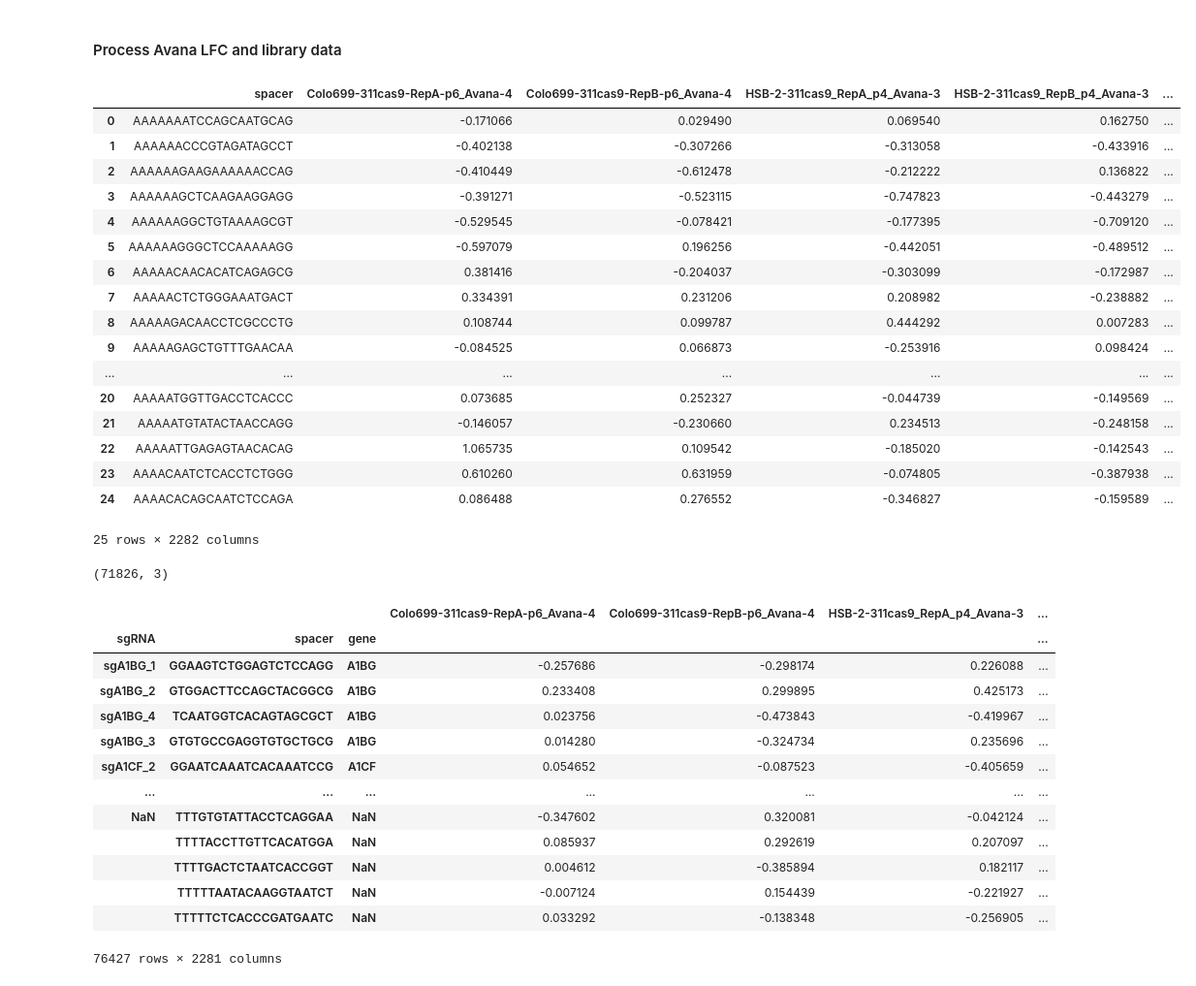
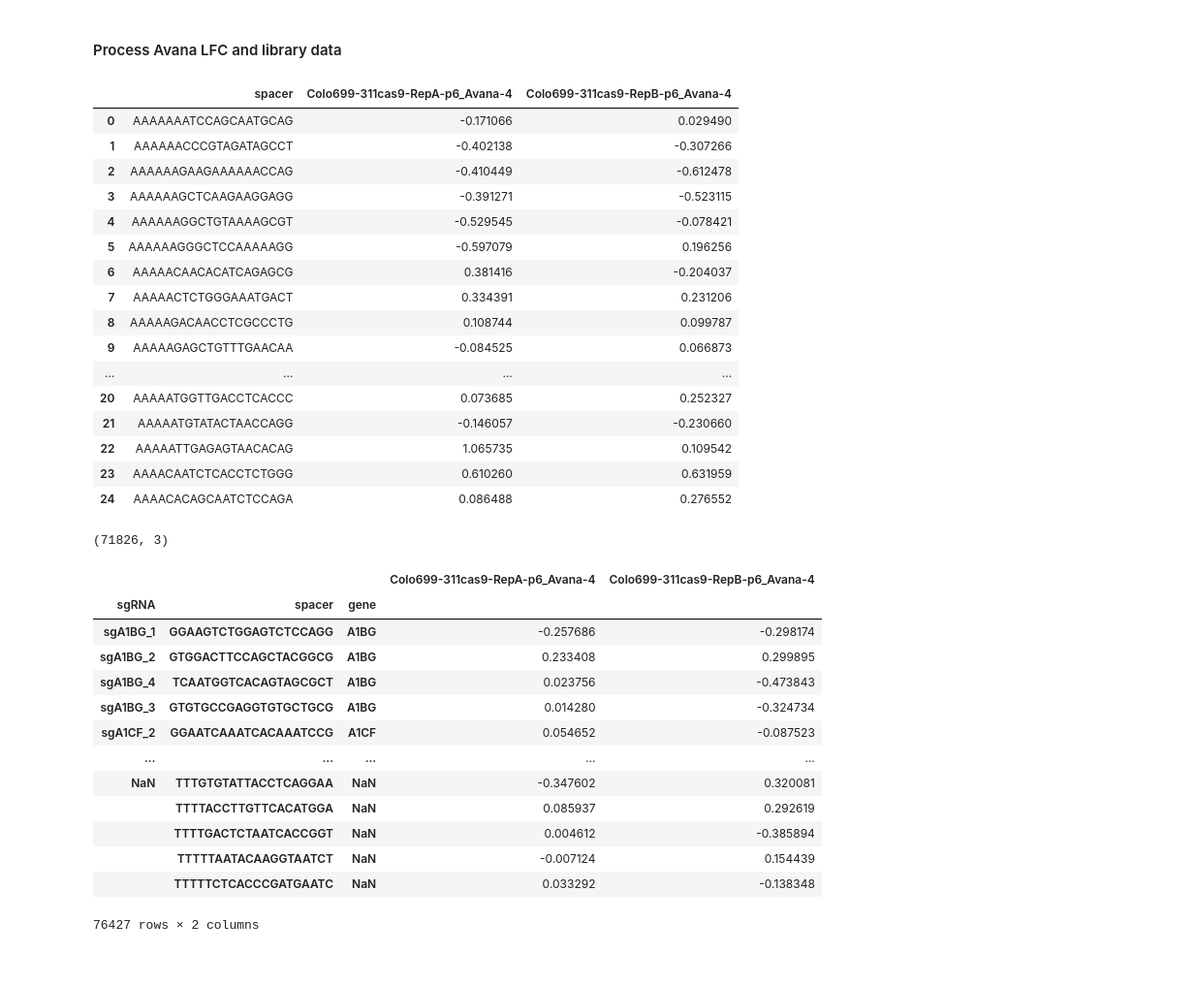
Before and after one commit to stefanusbernard/CRISPR-KO-library-survey, a Jupyter notebook: scripts/03_02_normalize_avana_lfc.ipynb, the cells around one changed output. Shown: that part at 97% size. Cells and saved outputs as stored; diff of their text form; code cells hidden in the pictures.

```diff
--- a/scripts/03_02_normalize_avana_lfc.ipynb
+++ b/scripts/03_02_normalize_avana_lfc.ipynb
@@ -13,26 +13,28 @@ from _03_01_function_to_normalize_sgrna_lfc import *
 # %%
 lfc_data = pd.read_csv("../data/sgrna_lfc_data/avana_data/AvanaLogfoldChange_25Q2.csv")
 lfc_data = lfc_data.rename(columns={lfc_data.columns[0]: 'spacer'})
+
+# select specific columns
+lfc_data = lfc_data.iloc[:, :3]
 lfc_data.head(25)
 # %% [output]
-|  | spacer | Colo699-311cas9-RepA-p6_Avana-4 | Colo699-311cas9-RepB-p6_Avana-4 | HSB-2-311cas9_RepA_p4_Avana-3 | HSB-2-311cas9_RepB_p4_Avana-3 | ... |
-| 0 | AAAAAAATCCAGCAATGCAG | -0.171066 | 0.029490 | 0.069540 | 0.162750 | ... |
-| 1 | AAAAAACCCGTAGATAGCCT | -0.402138 | -0.307266 | -0.313058 | -0.433916 | ... |
-| 2 | AAAAAAGAAGAAAAAACCAG | -0.410449 | -0.612478 | -0.212222 | 0.136822 | ... |
-| 3 | AAAAAAGCTCAAGAAGGAGG | -0.391271 | -0.523115 | -0.747823 | -0.443279 | ... |
-| 4 | AAAAAAGGCTGTAAAAGCGT | -0.529545 | -0.078421 | -0.177395 | -0.709120 | ... |
-| 5 | AAAAAAGGGCTCCAAAAAGG | -0.597079 | 0.196256 | -0.442051 | -0.489512 | ... |
-| 6 | AAAAACAACACATCAGAGCG | 0.381416 | -0.204037 | -0.303099 | -0.172987 | ... |
-| 7 | AAAAACTCTGGGAAATGACT | 0.334391 | 0.231206 | 0.208982 | -0.238882 | ... |
-| 8 | AAAAAGACAACCTCGCCCTG | 0.108744 | 0.099787 | 0.444292 | 0.007283 | ... |
-| 9 | AAAAAGAGCTGTTTGAACAA | -0.084525 | 0.066873 | -0.253916 | 0.098424 | ... |
-| ... | ... | ... | ... | ... | ... | ... |
-| 20 | AAAAATGGTTGACCTCACCC | 0.073685 | 0.252327 | -0.044739 | -0.149569 | ... |
-| 21 | AAAAATGTATACTAACCAGG | -0.146057 | -0.230660 | 0.234513 | -0.248158 | ... |
-| 22 | AAAAATTGAGAGTAACACAG | 1.065735 | 0.109542 | -0.185020 | -0.142543 | ... |
-| 23 | AAAACAATCTCACCTCTGGG | 0.610260 | 0.631959 | -0.074805 | -0.387938 | ... |
-| 24 | AAAACACAGCAATCTCCAGA | 0.086488 | 0.276552 | -0.346827 | -0.159589 | ... |
+|  | spacer | Colo699-311cas9-RepA-p6_Avana-4 | Colo699-311cas9-RepB-p6_Avana-4 |
+| 0 | AAAAAAATCCAGCAATGCAG | -0.171066 | 0.029490 |
+| 1 | AAAAAACCCGTAGATAGCCT | -0.402138 | -0.307266 |
+| 2 | AAAAAAGAAGAAAAAACCAG | -0.410449 | -0.612478 |
+| 3 | AAAAAAGCTCAAGAAGGAGG | -0.391271 | -0.523115 |
+| 4 | AAAAAAGGCTGTAAAAGCGT | -0.529545 | -0.078421 |
+| 5 | AAAAAAGGGCTCCAAAAAGG | -0.597079 | 0.196256 |
+| 6 | AAAAACAACACATCAGAGCG | 0.381416 | -0.204037 |
+| 7 | AAAAACTCTGGGAAATGACT | 0.334391 | 0.231206 |
+| 8 | AAAAAGACAACCTCGCCCTG | 0.108744 | 0.099787 |
+| 9 | AAAAAGAGCTGTTTGAACAA | -0.084525 | 0.066873 |
+| ... | ... | ... | ... |
+| 20 | AAAAATGGTTGACCTCACCC | 0.073685 | 0.252327 |
+| 21 | AAAAATGTATACTAACCAGG | -0.146057 | -0.230660 |
+| 22 | AAAAATTGAGAGTAACACAG | 1.065735 | 0.109542 |
+| 23 | AAAACAATCTCACCTCTGGG | 0.610260 | 0.631959 |
+| 24 | AAAACACAGCAATCTCCAGA | 0.086488 | 0.276552 |
-25 rows × 2282 columns
 # %%
 library_data = pd.read_csv("../data/library_data/avana_library.tsv", sep ="\t", header = None)
 library_data.columns = ['sgRNA', 'spacer', 'gene']
@@ -43,20 +45,20 @@ library_data.shape
 lfc = pd.merge(lfc_data, library_data, how="left", on="spacer").set_index(['sgRNA', 'spacer', 'gene']).sort_values(by="gene")
 lfc
 # %% [output]
-|  |  |  | Colo699-311cas9-RepA-p6_Avana-4 | Colo699-311cas9-RepB-p6_Avana-4 | HSB-2-311cas9_RepA_p4_Avana-3 | ... |
-| sgRNA | spacer | gene |  |  |  | ... |
-| sgA1BG_1 | GGAAGTCTGGAGTCTCCAGG | A1BG | -0.257686 | -0.298174 | 0.226088 | ... |
-| sgA1BG_2 | GTGGACTTCCAGCTACGGCG | A1BG | 0.233408 | 0.299895 | 0.425173 | ... |
-| sgA1BG_4 | TCAATGGTCACAGTAGCGCT | A1BG | 0.023756 | -0.473843 | -0.419967 | ... |
-| sgA1BG_3 | GTGTGCCGAGGTGTGCTGCG | A1BG | 0.014280 | -0.324734 | 0.235696 | ... |
-| sgA1CF_2 | GGAATCAAATCACAAATCCG | A1CF | 0.054652 | -0.087523 | -0.405659 | ... |
-| ... | ... | ... | ... | ... | ... | ... |
-| NaN | TTTGTGTATTACCTCAGGAA | NaN | -0.347602 | 0.320081 | -0.042124 | ... |
-|  | TTTTACCTTGTTCACATGGA | NaN | 0.085937 | 0.292619 | 0.207097 | ... |
-|  | TTTTGACTCTAATCACCGGT | NaN | 0.004612 | -0.385894 | 0.182117 | ... |
-|  | TTTTTAATACAAGGTAATCT | NaN | -0.007124 | 0.154439 | -0.221927 | ... |
-|  | TTTTTCTCACCCGATGAATC | NaN | 0.033292 | -0.138348 | -0.256905 | ... |
+|  |  |  | Colo699-311cas9-RepA-p6_Avana-4 | Colo699-311cas9-RepB-p6_Avana-4 |
+| sgRNA | spacer | gene |  |  |
+| sgA1BG_1 | GGAAGTCTGGAGTCTCCAGG | A1BG | -0.257686 | -0.298174 |
+| sgA1BG_2 | GTGGACTTCCAGCTACGGCG | A1BG | 0.233408 | 0.299895 |
+| sgA1BG_4 | TCAATGGTCACAGTAGCGCT | A1BG | 0.023756 | -0.473843 |
+| sgA1BG_3 | GTGTGCCGAGGTGTGCTGCG | A1BG | 0.014280 | -0.324734 |
+| sgA1CF_2 | GGAATCAAATCACAAATCCG | A1CF | 0.054652 | -0.087523 |
+| ... | ... | ... | ... | ... |
+| NaN | TTTGTGTATTACCTCAGGAA | NaN | -0.347602 | 0.320081 |
+|  | TTTTACCTTGTTCACATGGA | NaN | 0.085937 | 0.292619 |
+|  | TTTTGACTCTAATCACCGGT | NaN | 0.004612 | -0.385894 |
+|  | TTTTTAATACAAGGTAATCT | NaN | -0.007124 | 0.154439 |
+|  | TTTTTCTCACCCGATGAATC | NaN | 0.033292 | -0.138348 |
-76427 rows × 2281 columns
+76427 rows × 2 columns
 # %%
 # normalize data by median
 lfc_norm = lfc.apply(normalize_column, axis=0)
```
Also changed, not shown: parts of 2 cells of this notebook, 29 other files.
